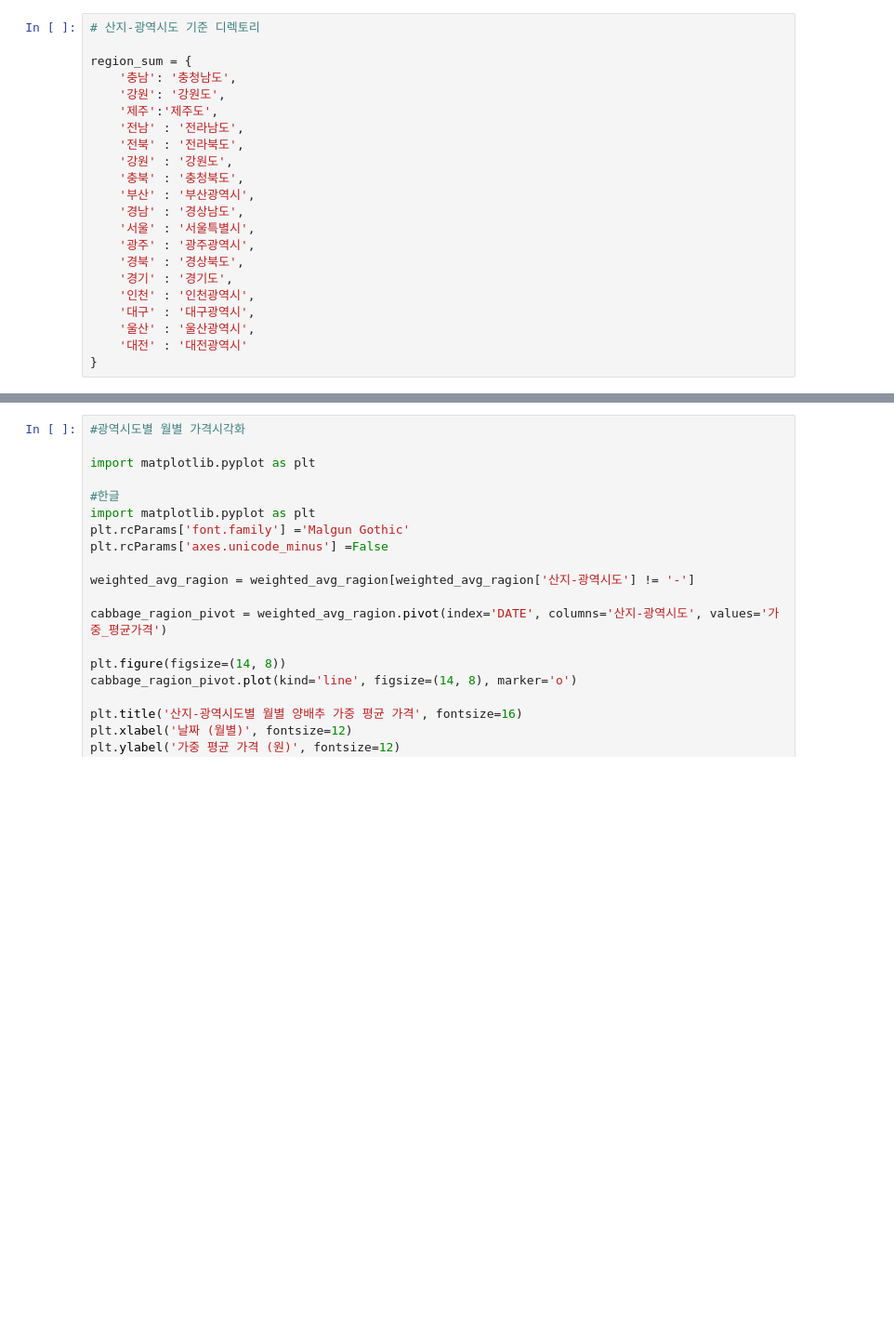
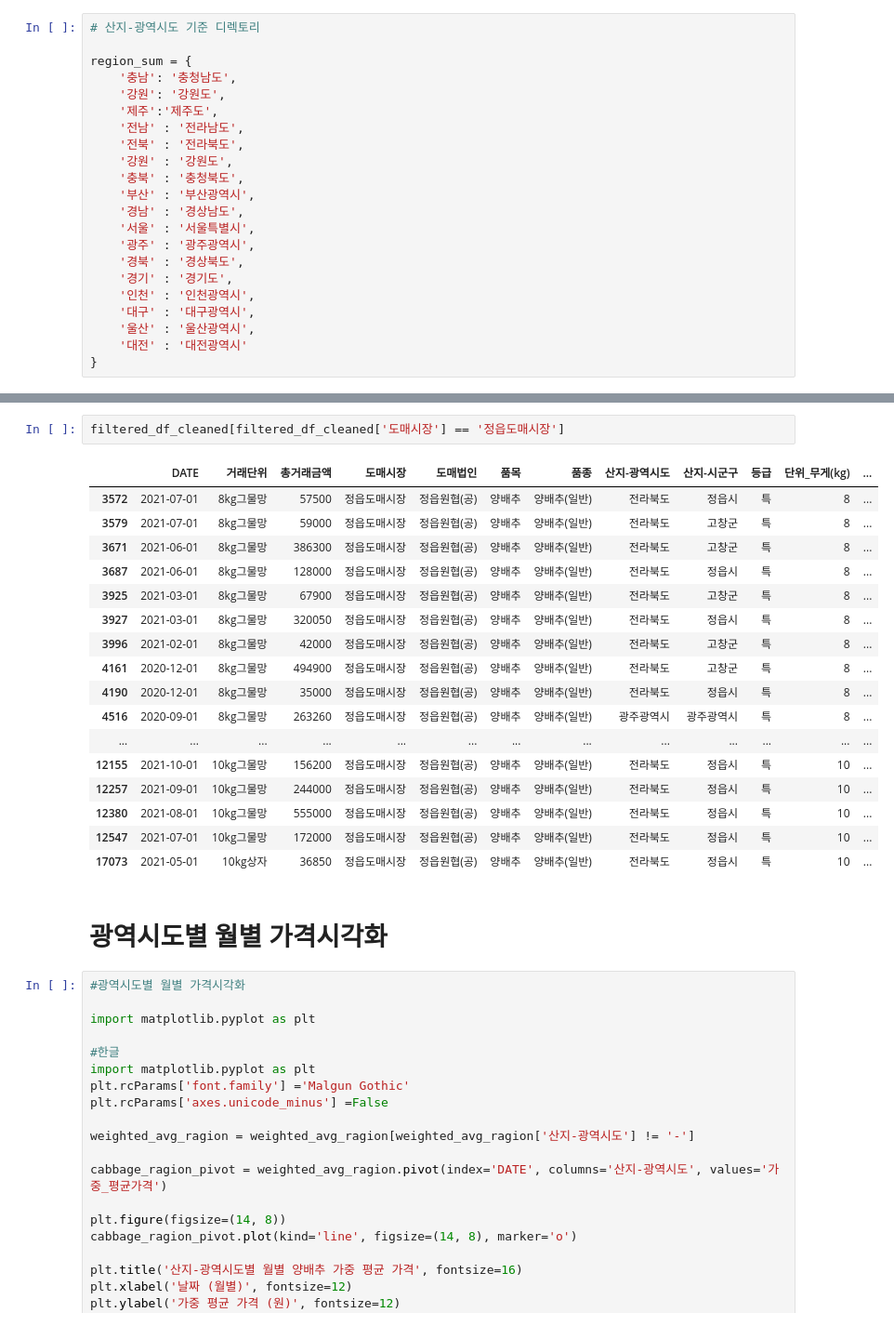
Before and after one commit to cocomong2/second-project, a Jupyter notebook: Mook/cabbage.ipynb, the cells around one changed output, grey strips where cells are left out. Shown at 93% size. Drawn from its saved outputs; the diff is of its cells as text; blank space fills up the shorter version.

```diff
--- a/Mook/cabbage.ipynb
+++ b/Mook/cabbage.ipynb
@@ -172,3 +198,25 @@ array(['충청남도', '전라남도', '강원도', '경상북도', '서울특
+# %%
+filtered_df_cleaned[filtered_df_cleaned['도매시장'] == '정읍도매시장']
+# %% [output]
+|  | DATE | 거래단위 | 총거래금액 | 도매시장 | 도매법인 | 품목 | 품종 | 산지-광역시도 | 산지-시군구 | 등급 | 단위_무게(kg) | ... |
+| 3572 | 2021-07-01 | 8kg그물망 | 57500 | 정읍도매시장 | 정읍원협(공) | 양배추 | 양배추(일반) | 전라북도 | 정읍시 | 특 | 8 | ... |
+| 3579 | 2021-07-01 | 8kg그물망 | 59000 | 정읍도매시장 | 정읍원협(공) | 양배추 | 양배추(일반) | 전라북도 | 고창군 | 특 | 8 | ... |
+| 3671 | 2021-06-01 | 8kg그물망 | 386300 | 정읍도매시장 | 정읍원협(공) | 양배추 | 양배추(일반) | 전라북도 | 고창군 | 특 | 8 | ... |
+| 3687 | 2021-06-01 | 8kg그물망 | 128000 | 정읍도매시장 | 정읍원협(공) | 양배추 | 양배추(일반) | 전라북도 | 정읍시 | 특 | 8 | ... |
+| 3925 | 2021-03-01 | 8kg그물망 | 67900 | 정읍도매시장 | 정읍원협(공) | 양배추 | 양배추(일반) | 전라북도 | 고창군 | 특 | 8 | ... |
+| 3927 | 2021-03-01 | 8kg그물망 | 320050 | 정읍도매시장 | 정읍원협(공) | 양배추 | 양배추(일반) | 전라북도 | 정읍시 | 특 | 8 | ... |
+| 3996 | 2021-02-01 | 8kg그물망 | 42000 | 정읍도매시장 | 정읍원협(공) | 양배추 | 양배추(일반) | 전라북도 | 고창군 | 특 | 8 | ... |
+| 4161 | 2020-12-01 | 8kg그물망 | 494900 | 정읍도매시장 | 정읍원협(공) | 양배추 | 양배추(일반) | 전라북도 | 고창군 | 특 | 8 | ... |
+| 4190 | 2020-12-01 | 8kg그물망 | 35000 | 정읍도매시장 | 정읍원협(공) | 양배추 | 양배추(일반) | 전라북도 | 정읍시 | 특 | 8 | ... |
+| 4516 | 2020-09-01 | 8kg그물망 | 263260 | 정읍도매시장 | 정읍원협(공) | 양배추 | 양배추(일반) | 광주광역시 | 광주광역시 | 특 | 8 | ... |
+| ... | ... | ... | ... | ... | ... | ... | ... | ... | ... | ... | ... | ... |
+| 12155 | 2021-10-01 | 10kg그물망 | 156200 | 정읍도매시장 | 정읍원협(공) | 양배추 | 양배추(일반) | 전라북도 | 정읍시 | 특 | 10 | ... |
+| 12257 | 2021-09-01 | 10kg그물망 | 244000 | 정읍도매시장 | 정읍원협(공) | 양배추 | 양배추(일반) | 전라북도 | 정읍시 | 특 | 10 | ... |
+| 12380 | 2021-08-01 | 10kg그물망 | 555000 | 정읍도매시장 | 정읍원협(공) | 양배추 | 양배추(일반) | 전라북도 | 정읍시 | 특 | 10 | ... |
+| 12547 | 2021-07-01 | 10kg그물망 | 172000 | 정읍도매시장 | 정읍원협(공) | 양배추 | 양배추(일반) | 전라북도 | 정읍시 | 특 | 10 | ... |
+| 17073 | 2021-05-01 | 10kg상자 | 36850 | 정읍도매시장 | 정읍원협(공) | 양배추 | 양배추(일반) | 전라북도 | 정읍시 | 특 | 10 | ... |
+# %% [markdown]
+# 광역시도별 월별 가격시각화
 # %%
 #광역시도별 월별 가격시각화
 
```
Also changed, not shown: parts of 43 cells of this notebook, 1 other file.
